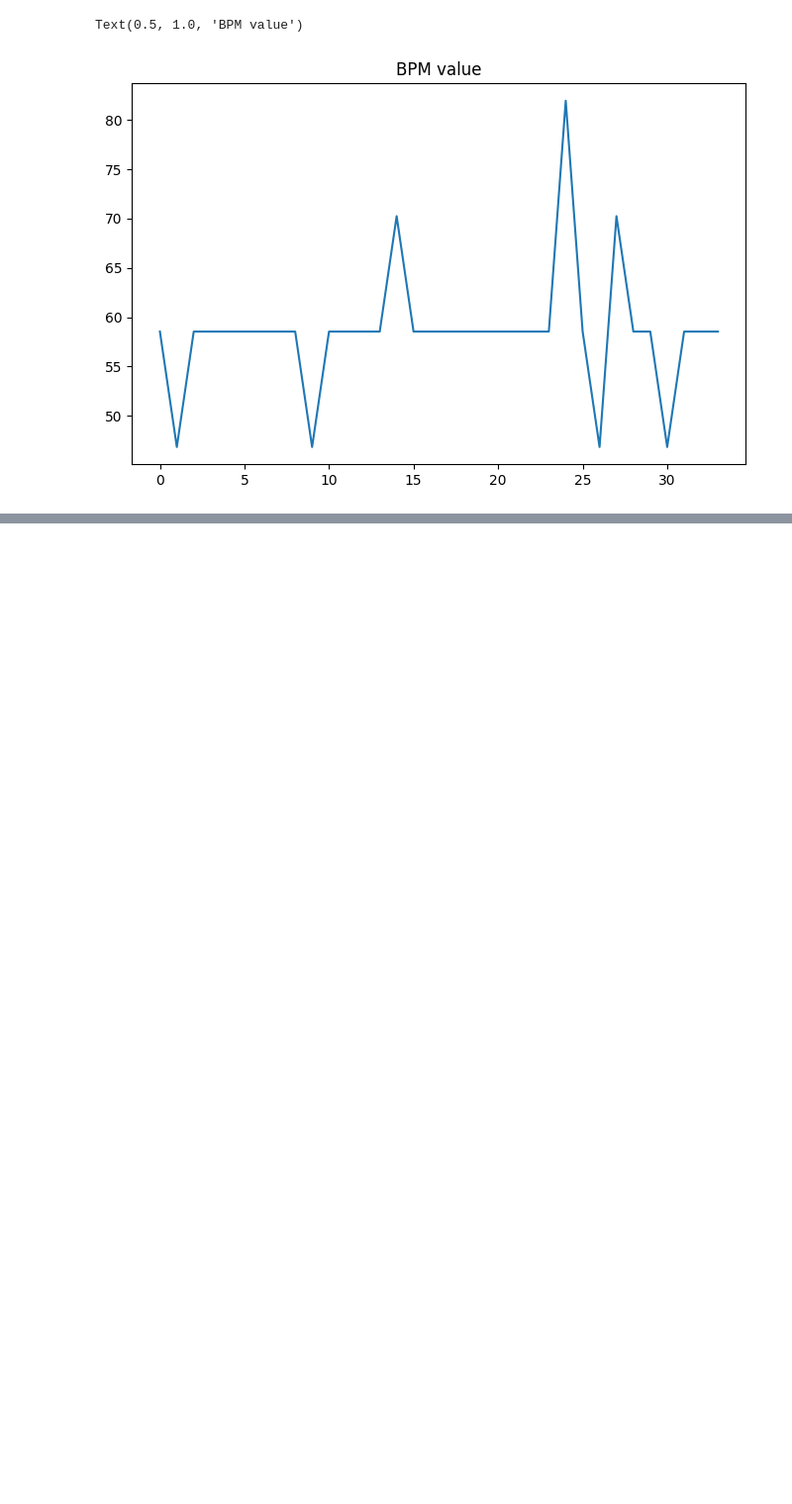
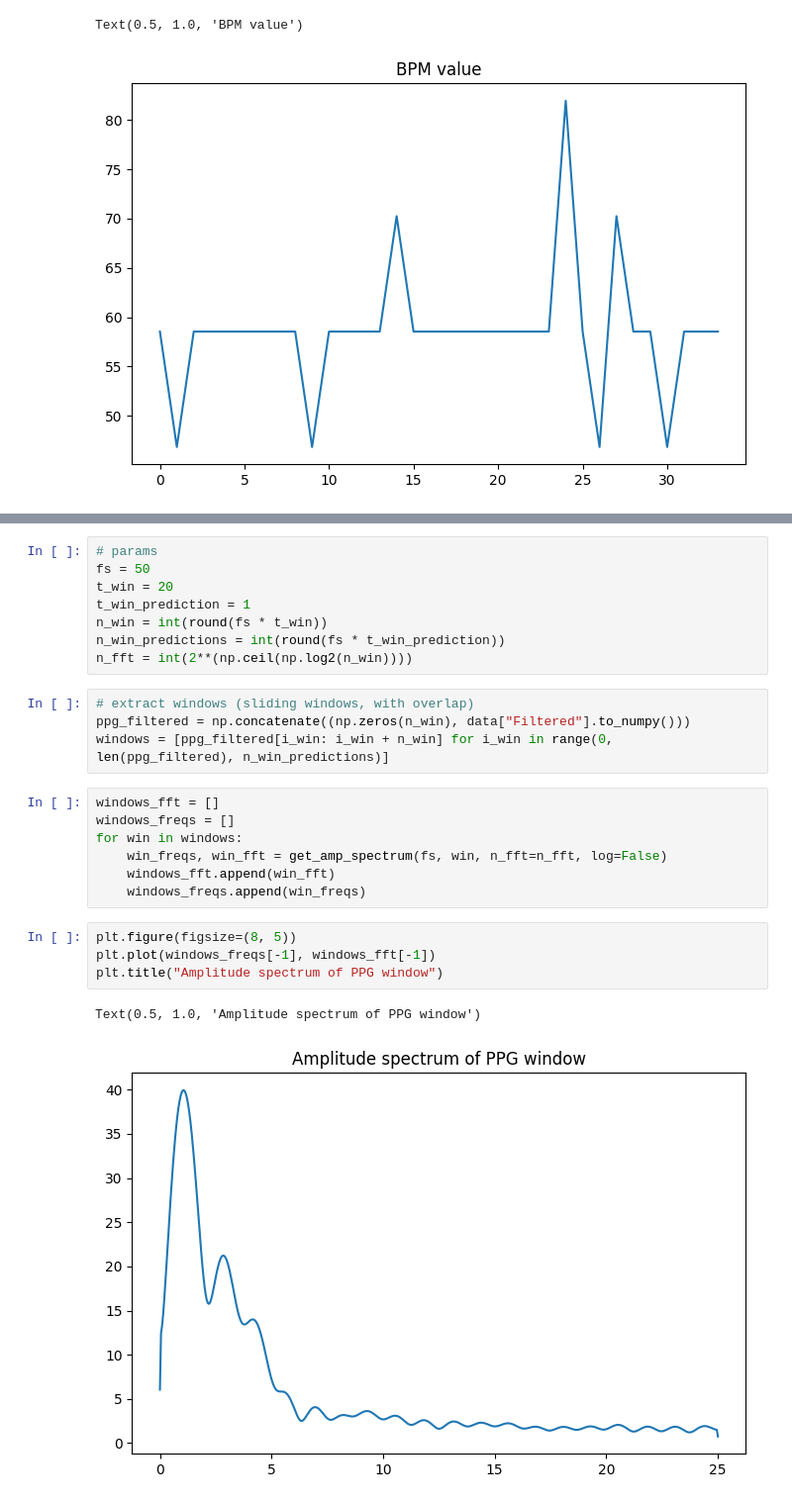
Before and after one commit to BojanSof/PPGprox, a Jupyter notebook: scripts/ppg_analysis.ipynb, the cells around one changed output, grey strips where cells are left out. Shown: that part at 99% size. Drawn from its saved outputs; the diff is of its cells as text; blank space fills up the shorter version.

```diff
--- a/scripts/ppg_analysis.ipynb
+++ b/scripts/ppg_analysis.ipynb
@@ -123,0 +129,26 @@ Text(0.5, 1.0, 'BPM value')
+# %%
+# params
+fs = 50
+t_win = 20
+t_win_prediction = 1
+n_win = int(round(fs * t_win))
+n_win_predictions = int(round(fs * t_win_prediction))
+n_fft = int(2**(np.ceil(np.log2(n_win))))
+# %%
+# extract windows (sliding windows, with overlap)
+ppg_filtered = np.concatenate((np.zeros(n_win), data["Filtered"].to_numpy()))
+windows = [ppg_filtered[i_win: i_win + n_win] for i_win in range(0, len(ppg_filtered), n_win_predictions)]
+# %%
+windows_fft = []
+windows_freqs = []
+for win in windows:
+    win_freqs, win_fft = get_amp_spectrum(fs, win, n_fft=n_fft, log=False)
+    windows_fft.append(win_fft)
+    windows_freqs.append(win_freqs)
+# %%
+plt.figure(figsize=(8, 5))
+plt.plot(windows_freqs[-1], windows_fft[-1])
+plt.title("Amplitude spectrum of PPG window")
+# %% [output]
+Text(0.5, 1.0, 'Amplitude spectrum of PPG window')
+[figure, added]
```
Also changed, not shown: parts of 3 cells of this notebook.
